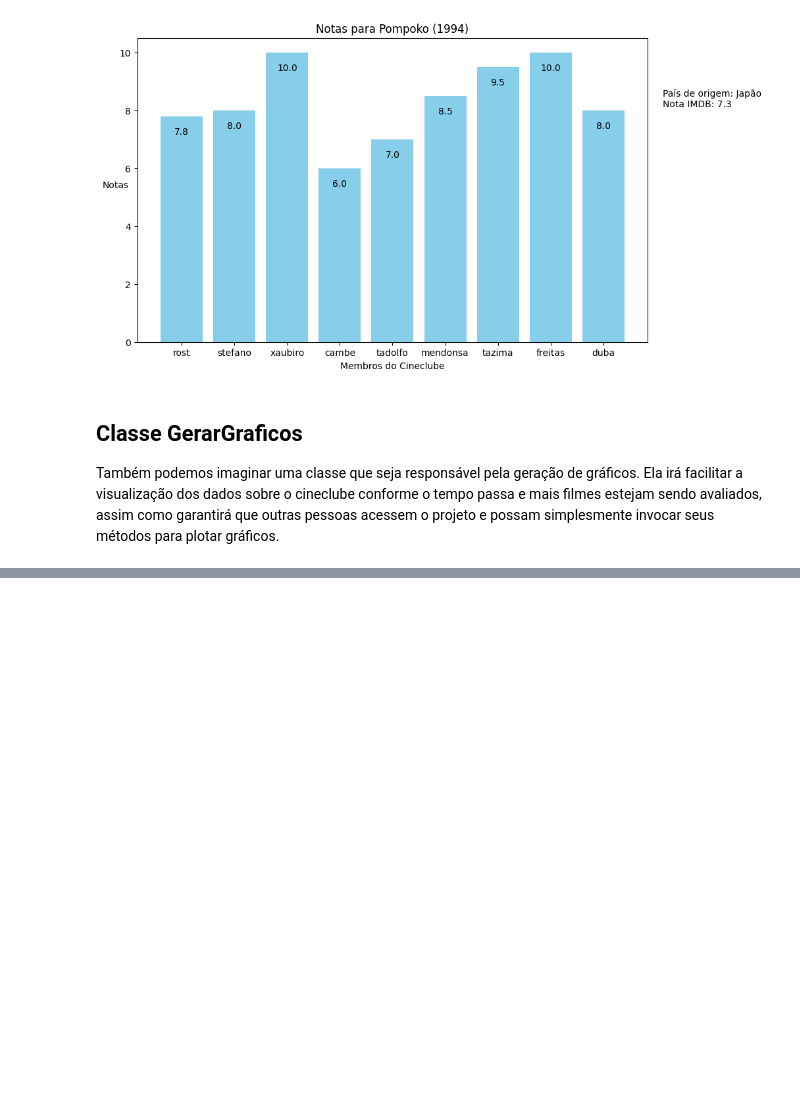
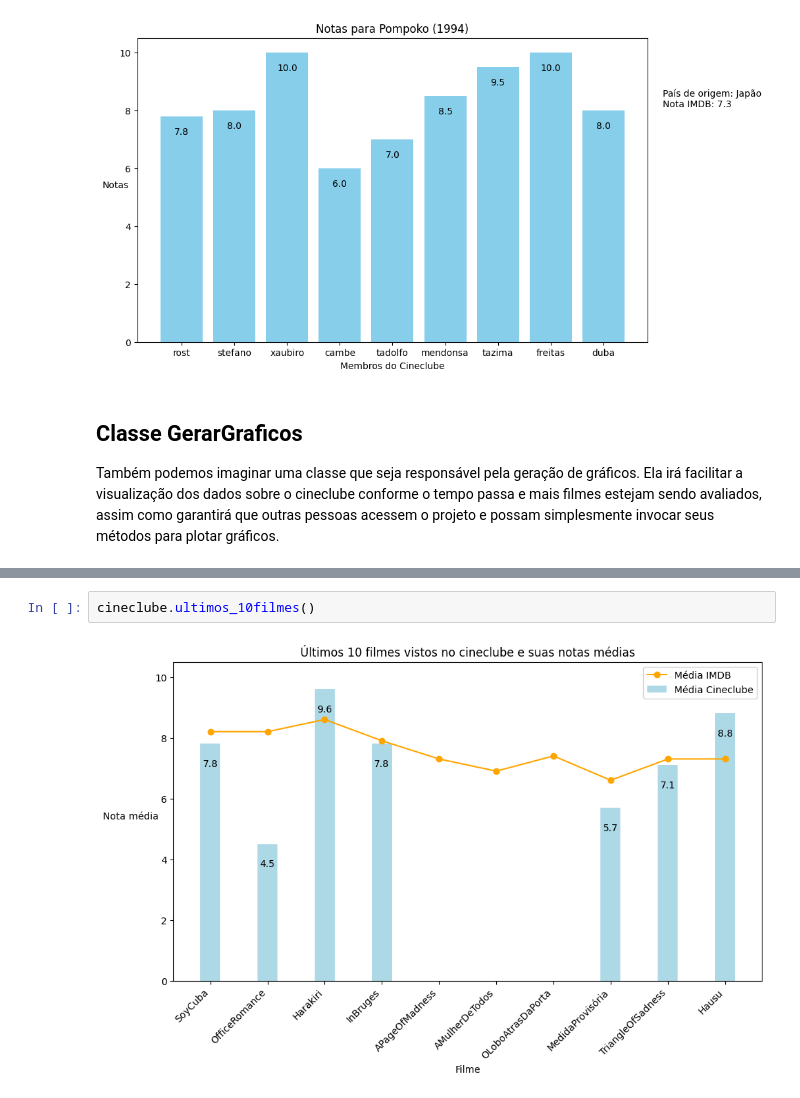
Before and after one commit to feliperost/cineclube, a Jupyter notebook: Cineclube_teste.ipynb, the cells around one changed output, grey strips where cells are left out. Saved outputs shown, nothing was run; the diff lists cells and outputs as text; blank space fills up the shorter version.

```diff
--- a/Cineclube_teste.ipynb
+++ b/Cineclube_teste.ipynb
@@ -726,0 +755,4 @@ cineclube.grafico_top10_filmes()
+# %%
+cineclube.ultimos_10filmes()
+# %% [output]
+[figure, added]
```
Also changed, not shown: parts of 4 cells of this notebook.
